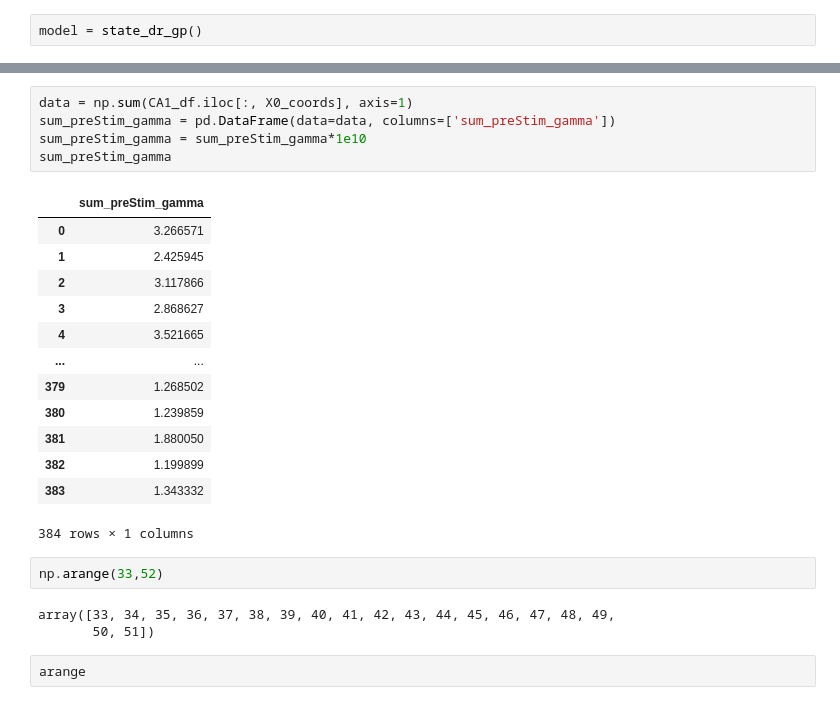
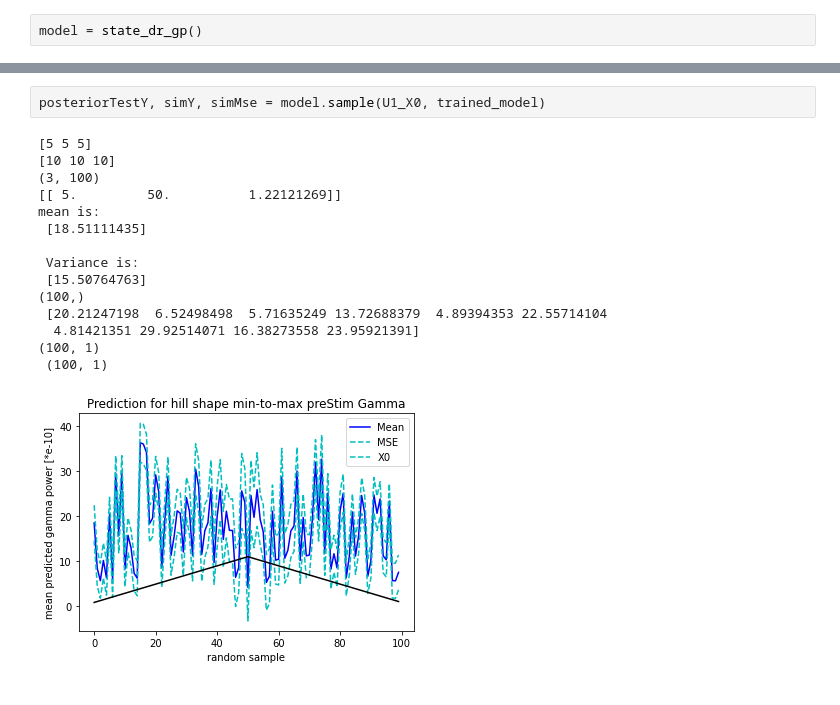
Before and after one commit to Simurgh818/NeuroGaussianProcess, a Jupyter notebook: state_dr_gp.ipynb, the cells around one changed output, grey strips where cells are left out. Saved outputs shown, nothing was run; the diff lists cells and outputs as text.

```diff
--- a/state_dr_gp.ipynb
+++ b/state_dr_gp.ipynb
@@ -126,28 +177,20 @@ plt.scatter(x['Stim_1'],y)
 <matplotlib.collections.PathCollection at 0x...>
 [figure]
 # %%
-data = np.sum(CA1_df.iloc[:, X0_coords], axis=1)
-sum_preStim_gamma = pd.DataFrame(data=data, columns=['sum_preStim_gamma'])
-sum_preStim_gamma = sum_preStim_gamma*1e10
-sum_preStim_gamma
+posteriorTestY, simY, simMse = model.sample(U1_X0, trained_model)
 # %% [output]
-|  | sum_preStim_gamma |
-| 0 | 3.266571 |
-| 1 | 2.425945 |
-| 2 | 3.117866 |
-| 3 | 2.868627 |
-| 4 | 3.521665 |
-| ... | ... |
-| 379 | 1.268502 |
-| 380 | 1.239859 |
-| 381 | 1.880050 |
-| 382 | 1.199899 |
-| 383 | 1.343332 |
-384 rows × 1 columns
+[5 5 5]
+[10 10 10]
+(3, 100)
+[[ 5.         50.          1.22121269]]
+mean is:
+ [18.51111435]
+
+ Variance is:
+ [15.50764763]
+(100,)
+ [20.21247198  6.52498498  5.71635249 13.72688379  4.89394353 22.55714104
+  4.81421351 29.92514071 16.38273558 23.95921391]
+(100, 1)
+ (100, 1)
+[figure, added]
-# %%
-np.arange(33,52)
-# %% [output]
-array([33, 34, 35, 36, 37, 38, 39, 40, 41, 42, 43, 44, 45, 46, 47, 48, 49,
-       50, 51])
-# %%
-arange
```
Also changed, not shown: parts of 5 cells of this notebook.
